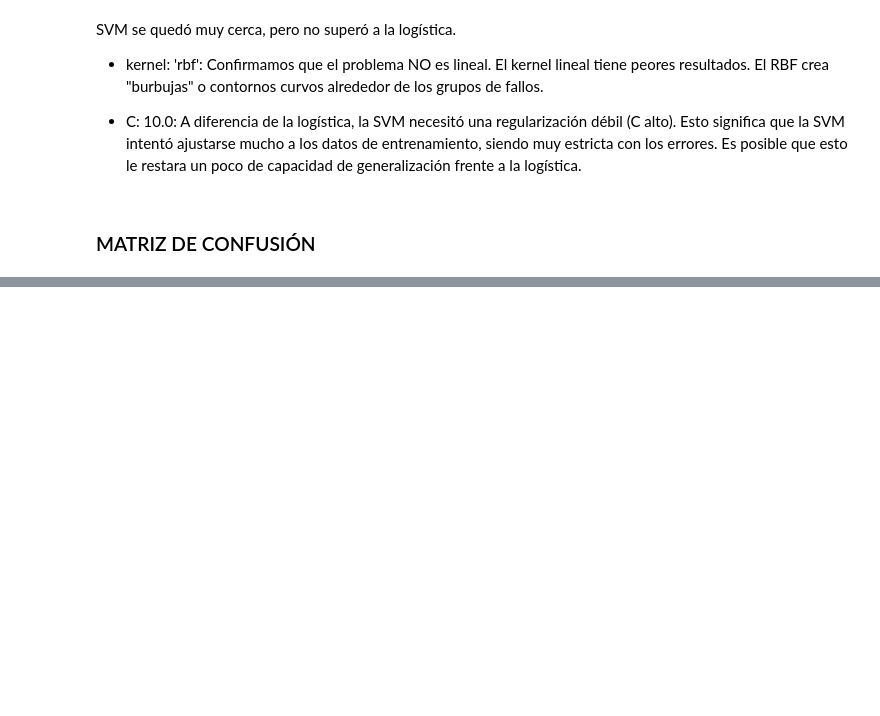
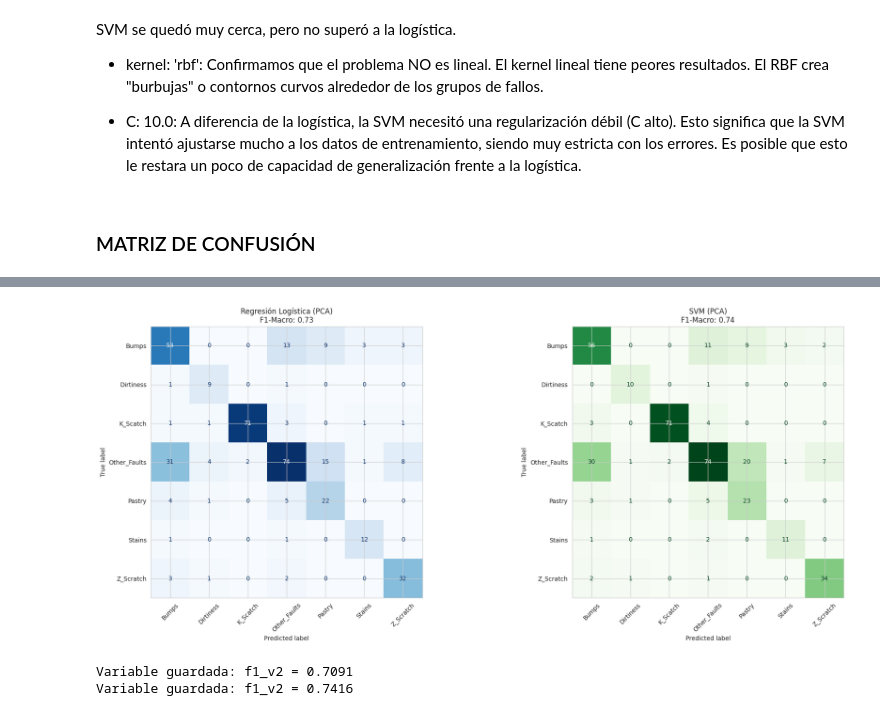
Before and after one commit to JavierRabal/CirceMachineLearning, a Jupyter notebook: Supervisado/S_ejercicio3_R.ipynb, the cells around one changed output, grey strips where cells are left out. Cells and saved outputs as stored; diff of their text form; code cells hidden in the pictures; blank space fills up the shorter version.

```diff
--- a/Supervisado/S_ejercicio3_R.ipynb
+++ b/Supervisado/S_ejercicio3_R.ipynb
@@ -406,0 +607,19 @@ plt.show()
+# %%
+# 3. EVALUACIÓN FINAL EN TEST
+
+# Recuperamos nombres de clases
+nombres_clases = encoder.inverse_transform(sorted(list(set(y))))
+
+# Predicciones
+y_pred_log = best_log.predict(X_test_pca)
+y_pred_svm = best_svm.predict(X_test_pca)
+
+print("\n" + "="*50)
+print("REPORTE FINAL: REGRESIÓN LOGÍSTICA")
+print("="*50)
+print(classification_report(y_test, y_pred_log, target_names=nombres_clases))
+
+print("\n" + "="*50)
+print("REPORTE FINAL: SVM")
+print("="*50)
+print(classification_report(y_test, y_pred_svm, target_names=nombres_clases))
@@ -406,0 +644,35 @@ plt.show()
+# %%
+# 4. MATIRCES DE CONFUSIÓN
+
+
+fig, axes = plt.subplots(1, 2, figsize=(20, 8))
+
+# Matriz Logística
+ConfusionMatrixDisplay.from_predictions(
+    y_test, y_pred_log,
+    display_labels=nombres_clases,
+    cmap='Blues', xticks_rotation=45, ax=axes[0], colorbar=False
+)
+axes[0].set_title(f'Regresión Logística (PCA)\nF1-Macro: {grid_log_opt.best_score_:.2f}')
+
+# Matriz SVM
+ConfusionMatrixDisplay.from_predictions(
+    y_test, y_pred_svm,
+    display_labels=nombres_clases,
+    cmap='Greens', xticks_rotation=45, ax=axes[1], colorbar=False
+)
+axes[1].set_title(f'SVM (PCA)\nF1-Macro: {grid_svm.best_score_:.2f}')
+
+plt.tight_layout()
+plt.show()
+# %% [output]
+[figure, added]
+# %%
+f1_v2_rl = f1_score(y_test, y_pred_log, average='macro')
+f1_v2_svm = f1_score(y_test, y_pred_svm, average='macro')
+
+print(f"Variable guardada: f1_v2 = {f1_v2_rl:.4f}")
+print(f"Variable guardada: f1_v2 = {f1_v2_svm:.4f}")
+# %% [output]
+Variable guardada: f1_v2 = 0.7091
+Variable guardada: f1_v2 = 0.7416
```
Also changed, not shown: parts of 23 cells of this notebook, 2 other files.
